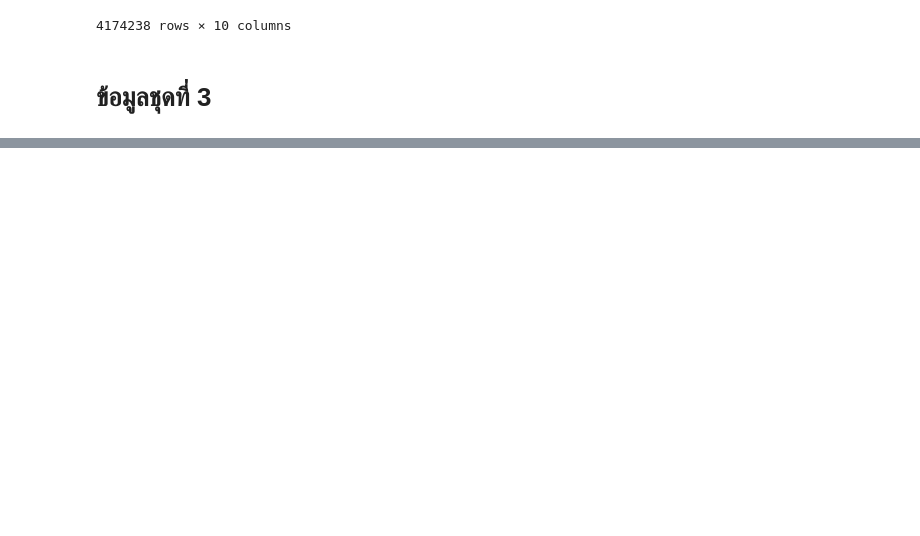
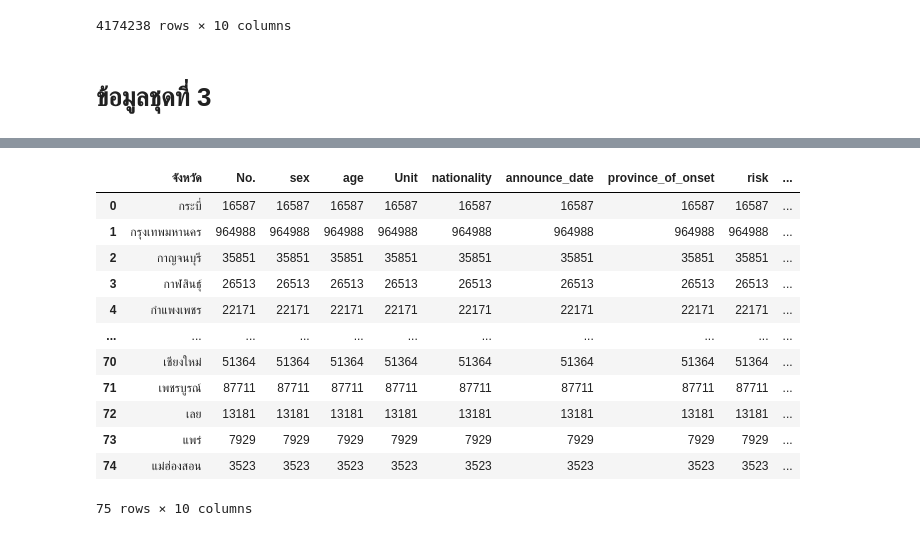
Before and after one commit to team0243/data_viz_2022, a Jupyter notebook: data_viz_project.ipynb, the cells around one changed output, grey strips where cells are left out. Saved outputs shown, nothing was run; the diff lists cells and outputs as text; code cells hidden in the pictures; blank space fills up the shorter version.

```diff
--- a/data_viz_project.ipynb
+++ b/data_viz_project.ipynb
@@ -864,0 +874,17 @@ data_cl3
+# %%
+list_of_province = data_cl3.groupby(['จังหวัด']).count().reset_index() ## หาจำนวนผู้ติดเชื้อโควิค-19 แบ่งตามจังหวัด
+list_of_province
+# %% [output]
+|  | จังหวัด | No. | sex | age | Unit | nationality | announce_date | province_of_onset | risk | ... |
+| 0 | กระบี่ | 16587 | 16587 | 16587 | 16587 | 16587 | 16587 | 16587 | 16587 | ... |
+| 1 | กรุงเทพมหานคร | 964988 | 964988 | 964988 | 964988 | 964988 | 964988 | 964988 | 964988 | ... |
+| 2 | กาญจนบุรี | 35851 | 35851 | 35851 | 35851 | 35851 | 35851 | 35851 | 35851 | ... |
+| 3 | กาฬสินธุ์ | 26513 | 26513 | 26513 | 26513 | 26513 | 26513 | 26513 | 26513 | ... |
+| 4 | กำแพงเพชร | 22171 | 22171 | 22171 | 22171 | 22171 | 22171 | 22171 | 22171 | ... |
+| ... | ... | ... | ... | ... | ... | ... | ... | ... | ... | ... |
+| 70 | เชียงใหม่ | 51364 | 51364 | 51364 | 51364 | 51364 | 51364 | 51364 | 51364 | ... |
+| 71 | เพชรบูรณ์ | 87711 | 87711 | 87711 | 87711 | 87711 | 87711 | 87711 | 87711 | ... |
+| 72 | เลย | 13181 | 13181 | 13181 | 13181 | 13181 | 13181 | 13181 | 13181 | ... |
+| 73 | แพร่ | 7929 | 7929 | 7929 | 7929 | 7929 | 7929 | 7929 | 7929 | ... |
+| 74 | แม่ฮ่องสอน | 3523 | 3523 | 3523 | 3523 | 3523 | 3523 | 3523 | 3523 | ... |
+75 rows × 10 columns
```
Also changed, not shown: parts of 1 cell of this notebook.
